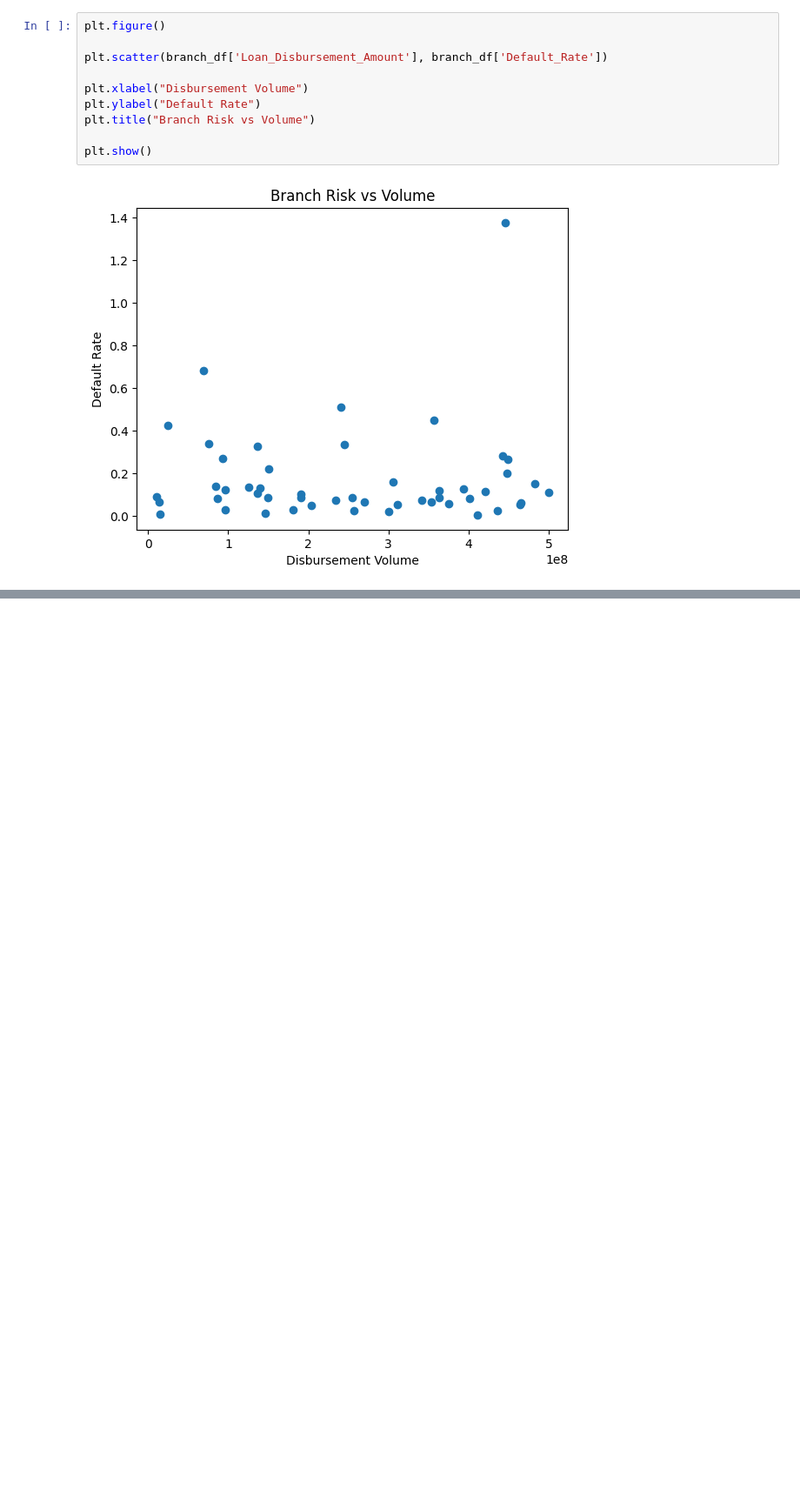
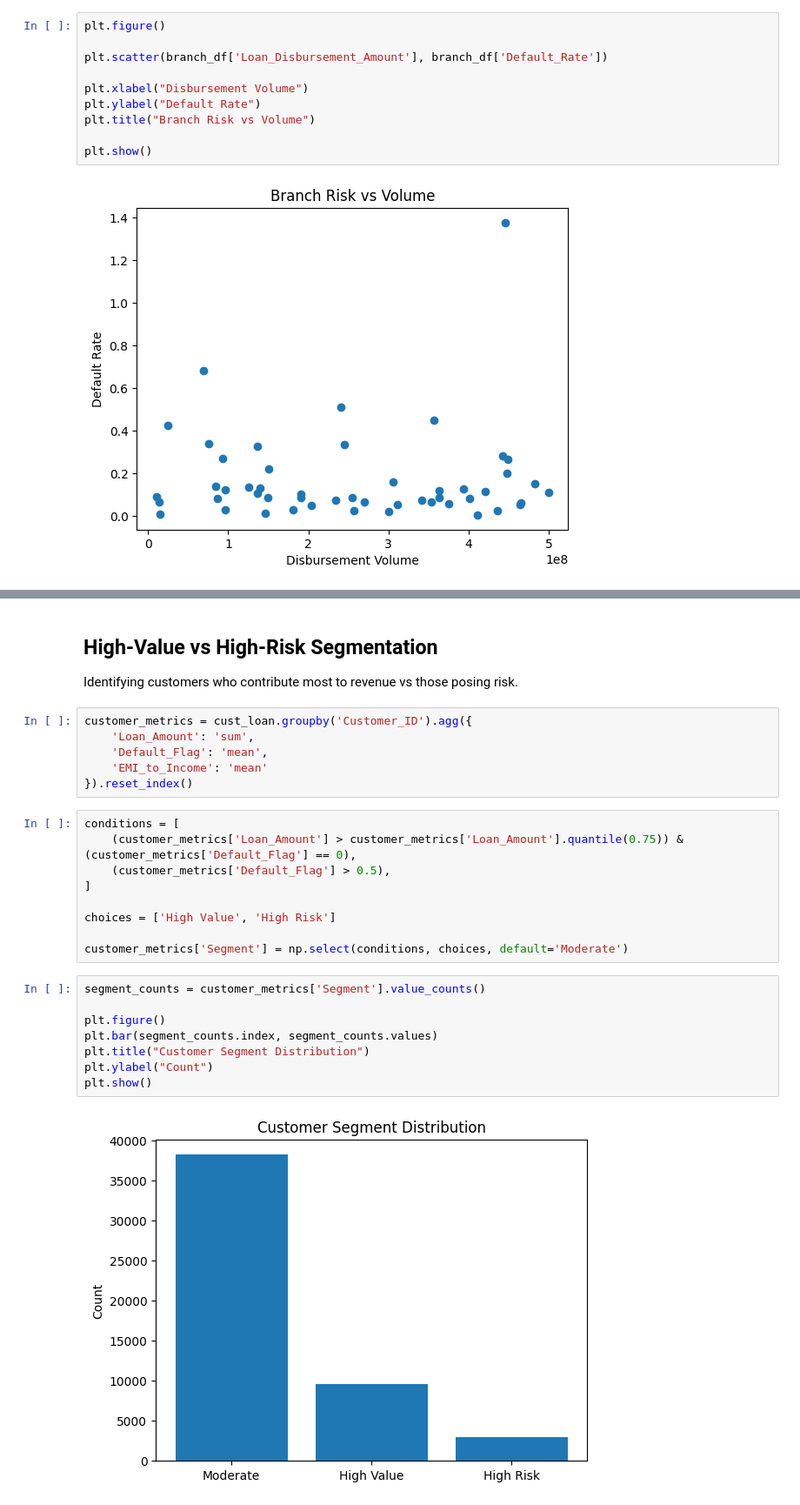
Before and after one commit to madhurmd/hero-fincorp-loan-analysis, a Jupyter notebook: notebooks/analysis.ipynb, the cells around one changed output, grey strips where cells are left out. Shown at 87% size. Saved outputs shown, nothing was run; the diff lists cells and outputs as text; blank space fills up the shorter version.

```diff
--- a/notebooks/analysis.ipynb
+++ b/notebooks/analysis.ipynb
@@ -611,0 +658,29 @@ plt.show()
+# %% [markdown]
+## High-Value vs High-Risk Segmentation
+
+Identifying customers who contribute most to revenue vs those posing risk.
+# %%
+customer_metrics = cust_loan.groupby('Customer_ID').agg({
+    'Loan_Amount': 'sum',
+    'Default_Flag': 'mean',
+    'EMI_to_Income': 'mean'
+}).reset_index()
+# %%
+conditions = [
+    (customer_metrics['Loan_Amount'] > customer_metrics['Loan_Amount'].quantile(0.75)) & (customer_metrics['Default_Flag'] == 0),
+    (customer_metrics['Default_Flag'] > 0.5),
+]
+
+choices = ['High Value', 'High Risk']
+
+customer_metrics['Segment'] = np.select(conditions, choices, default='Moderate')
+# %%
+segment_counts = customer_metrics['Segment'].value_counts()
+
+plt.figure()
+plt.bar(segment_counts.index, segment_counts.values)
+plt.title("Customer Segment Distribution")
+plt.ylabel("Count")
+plt.show()
+# %% [output]
+[figure, added]
```
Also changed, not shown: parts of 14 cells of this notebook.
